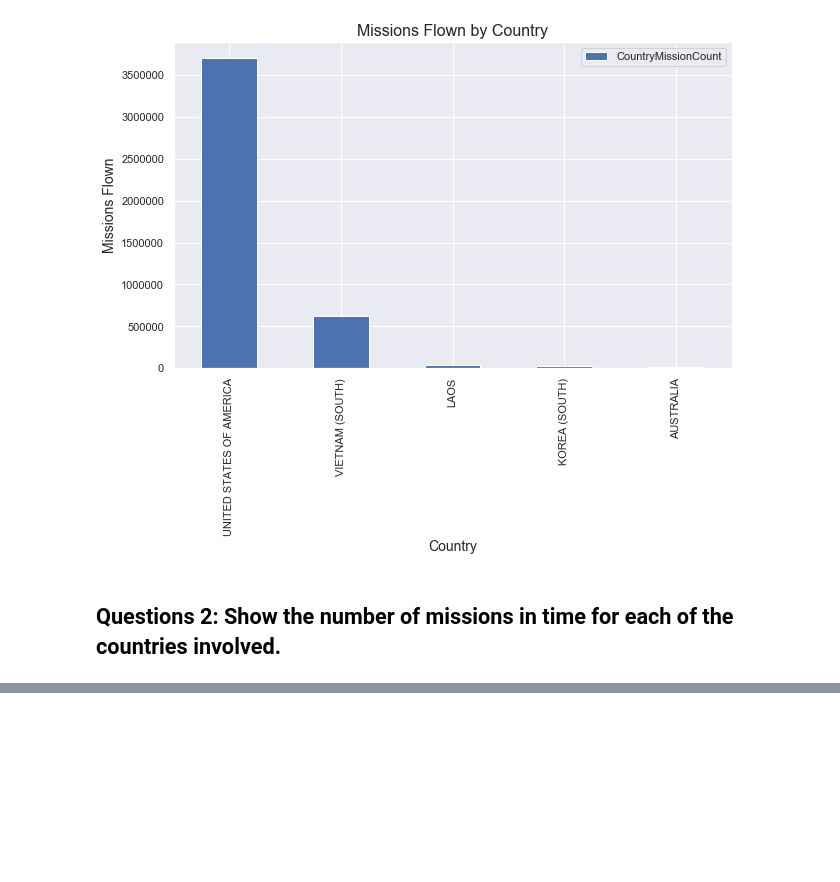
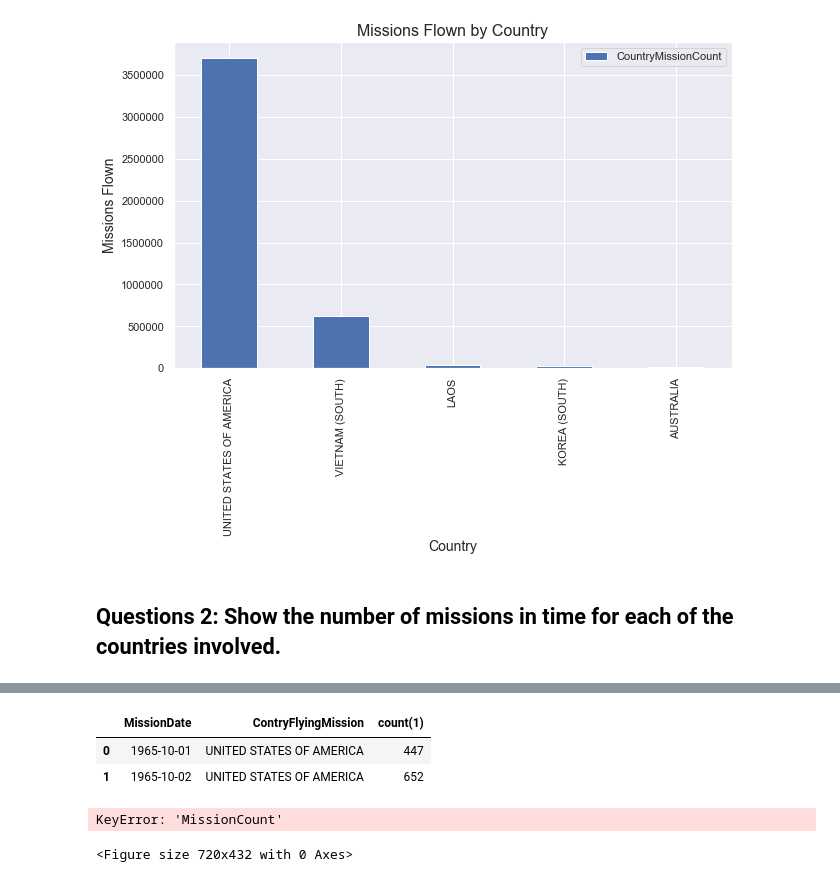
Before and after one commit to MattTriano/CS246_Mining_Massive_Data_Sets, a Jupyter notebook: labs/colab1.ipynb, the cells around one changed output, grey strips where cells are left out. Drawn from its saved outputs; the diff is of its cells as text; code cells hidden in the pictures; blank space fills up the shorter version.

```diff
--- a/labs/colab1.ipynb
+++ b/labs/colab1.ipynb
@@ -153,0 +158,5 @@ Text(0, 0.5, 'Missions Flown')
+# %%
+missions_per_day_by_ctry = Bombing_Operations.select(to_date('MissionDate').alias('MissionDate'), 'ContryFlyingMission')
+missions_per_day_by_ctry = missions_per_day__by_ctry.groupBy(['MissionDate', 'ContryFlyingMission']).agg(count('*').alias('MissionCount'))
+missions_per_day_by_ctry = missions_per_day__by_ctry.sort(asc('MissionDate'))
+missions_per_day_by_ctry.show()
@@ -153,0 +181,19 @@ Text(0, 0.5, 'Missions Flown')
+# %%
+missions_per_day_by_ctry_df = missions_per_day_by_ctry.toPandas()
+# %%
+missions_per_day_by_ctry_df.head(2)
+# %% [output]
+|  | MissionDate | ContryFlyingMission | count(1) |
+| 0 | 1965-10-01 | UNITED STATES OF AMERICA | 447 |
+| 1 | 1965-10-02 | UNITED STATES OF AMERICA | 652 |
+# %%
+fig = plt.figure(figsize=(10, 6))
+
+# iterate the different groups to create a different series
+for country, missions in missions_per_day_by_ctry_df.groupby("ContryFlyingMission"):
+    plt.plot(missions["MissionDate"], missions["MissionCount"], label=country)
+
+plt.legend(loc='best')
+# %% [output]
+KeyError: 'MissionCount'
+<Figure size 720x432 with 0 Axes>
```
Also changed, not shown: parts of 3 cells of this notebook.
